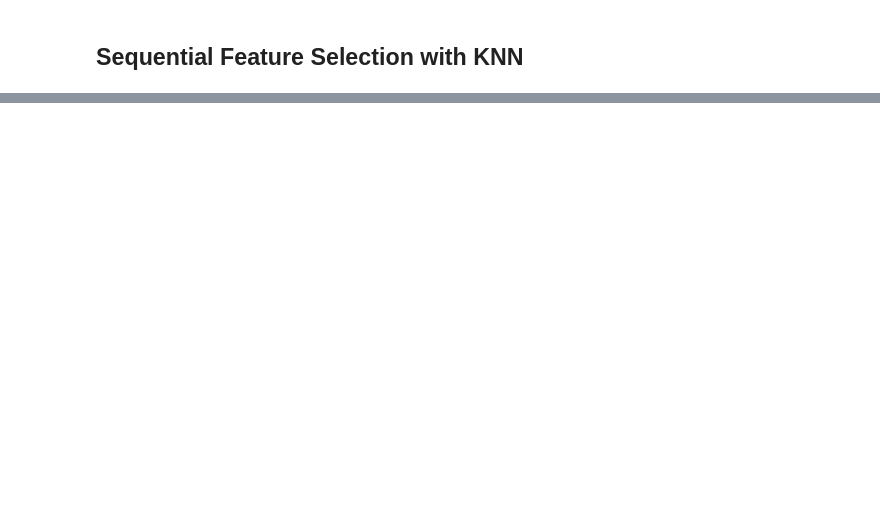
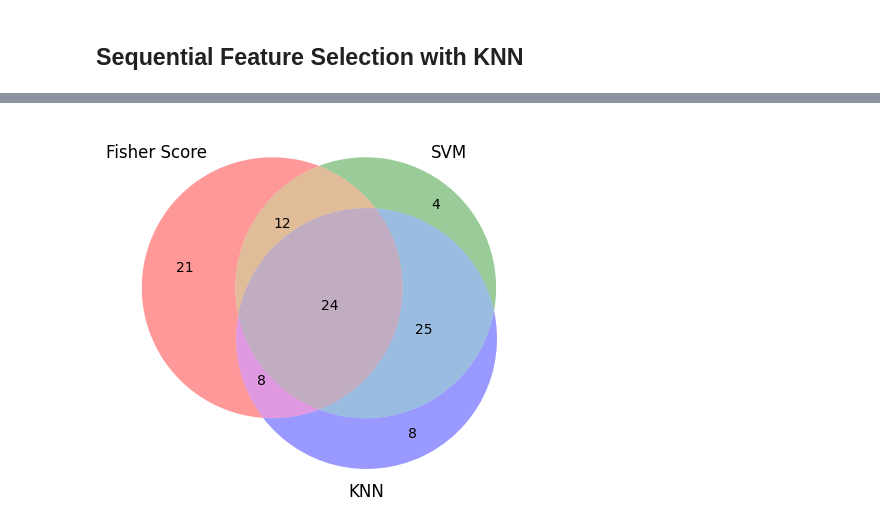
Before and after one commit to aalbayrak394/ComTec-I, a Jupyter notebook: notebooks/02-FeatureSelection.ipynb, the cells around one changed output, grey strips where cells are left out. Cells and saved outputs as stored; diff of their text form; code cells hidden in the pictures; blank space fills up the shorter version.

Commit message:
feat: save selected features in json

```diff
--- a/notebooks/02-FeatureSelection.ipynb
+++ b/notebooks/02-FeatureSelection.ipynb
@@ -123,7 +112,7 @@ from sklearn.feature_selection import RFE
 from sklearn.svm import SVC
 
 svc = SVC(kernel="linear", C=1)
-svm_selector = RFE(estimator=svc, n_features_to_select=10, step=1)
+svm_selector = RFE(estimator=svc, n_features_to_select=n_features, step=1)
 X_train_svm = svm_selector.fit_transform(X_features, y)
 
 print(X_features.columns[svm_selector.support_])
@@ -138,7 +142,7 @@ Index(['std_acc_y', 'rms_acc_y', 'mad_acc_y', 'rms_acc_z', 'peak_time_acc_z',
 from sklearn.feature_selection import SequentialFeatureSelector
 from sklearn.neighbors import KNeighborsClassifier
 # %%
-sfs = SequentialFeatureSelector(estimator=KNeighborsClassifier(), n_features_to_select=10)
+sfs = SequentialFeatureSelector(estimator=KNeighborsClassifier(), n_features_to_select=n_features)
 X_train_sfs = sfs.fit_transform(X_features, y)
 X_features.columns[sfs.get_support()]
 # %% [output]
@@ -157,0 +178,12 @@ pd.DataFrame(selected_features).to_json('../results/selected_features.json')
+# %%
+# Venn Diagram
+from matplotlib_venn import venn3
+
+set1 = set(X_features.columns[top_k_features])
+set2 = set(X_features.columns[svm_selector.support_])
+set3 = set(X_features.columns[sfs.get_support()])
+
+venn3([set1, set2, set3], ('Fisher Score', 'SVM', 'KNN'))
+plt.show()
+# %% [output]
+[figure, added]
```
Also changed, not shown: parts of 8 cells of this notebook, 9 other files.
